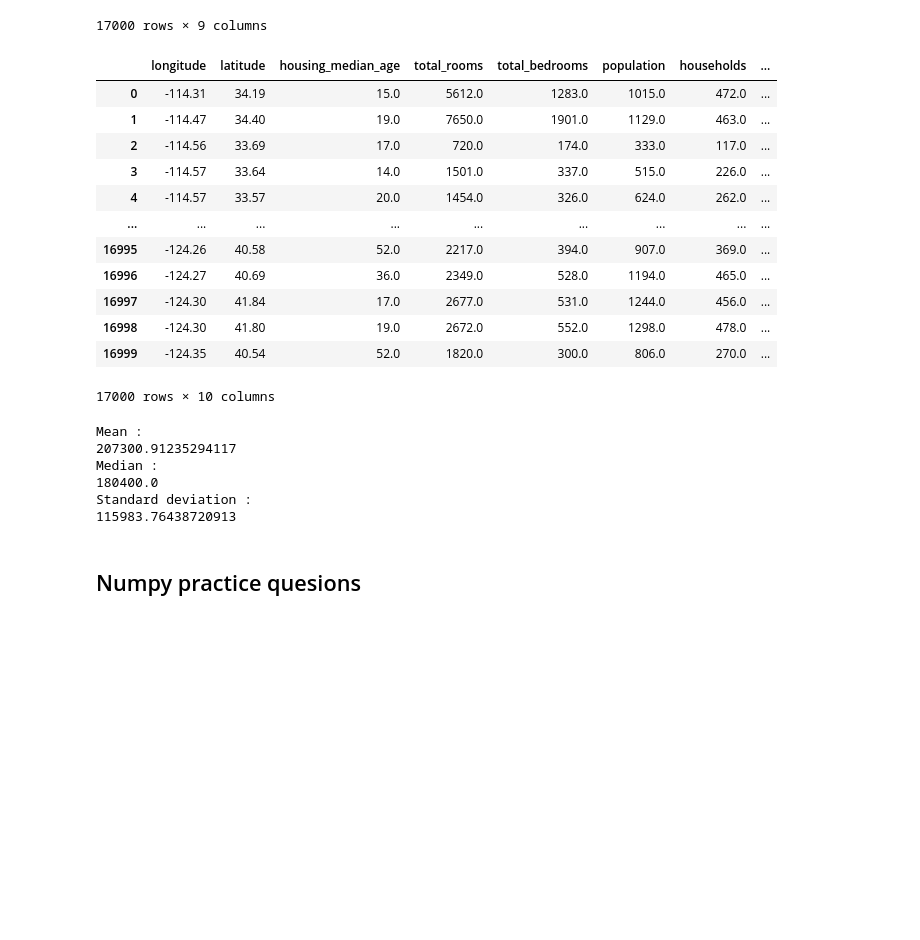
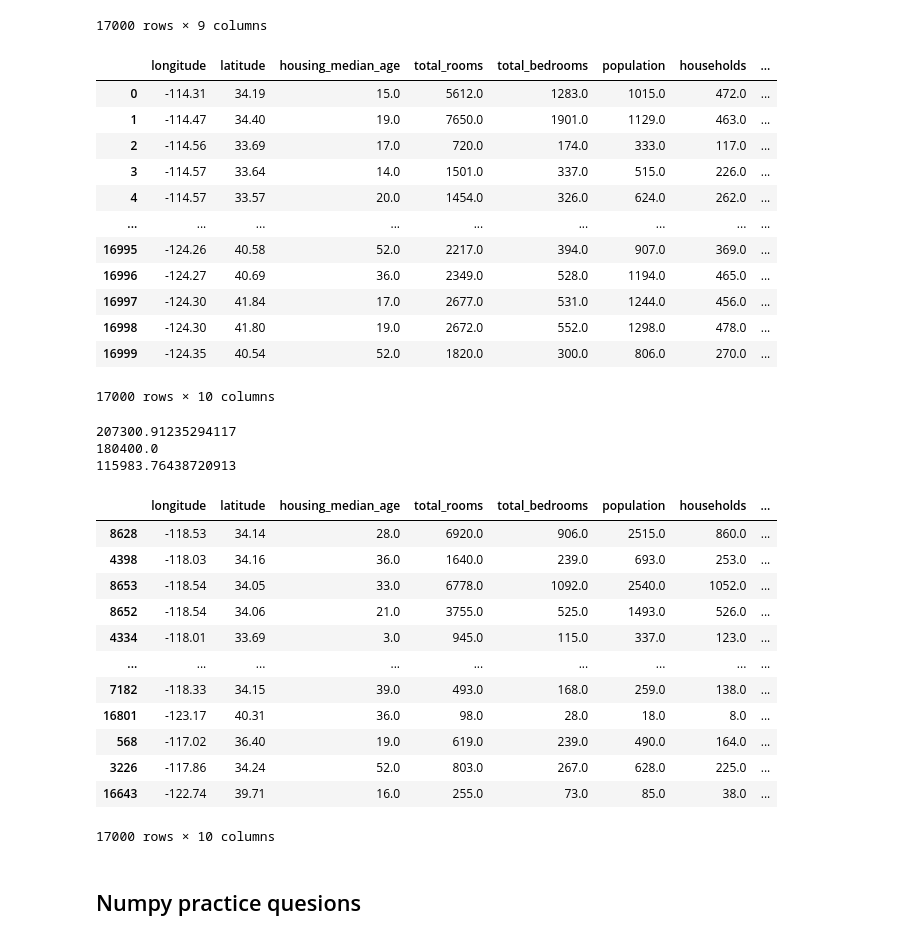
Before and after one commit to VicentePina7210/DataMiningCleaningExercise, a Jupyter notebook: pandas_and_numpy_practice.ipynb, the cells around one changed output. Drawn from its saved outputs; the diff is of its cells as text; code cells hidden in the pictures; blank space fills up the shorter version.

```diff
--- a/pandas_and_numpy_practice.ipynb
+++ b/pandas_and_numpy_practice.ipynb
@@ -39,49 +39,56 @@ filtered_df = house_df[house_df['median_income'] > 2]
 house_df["rooms_per_household"] = ( house_df['total_rooms'] / house_df['households'])
 display(house_df)
 # 5. Find the mean, median, and standard deviation of the 'median_house_value' column.
-print("Mean : ")
 print((house_df['median_house_value']).mean())
-print("Median : ")
 print((house_df['median_house_value']).median())
-print("Standard deviation : ")
 print((house_df['median_house_value']).std())
 
 # 6. Replace all missing values (`NaN`) in the 'total_bedrooms' column with the mean of that column.
-
+house_df['total_bedrooms'] = house_df['total_bedrooms'].fillna(house_df['total_bedrooms'].mean())
 # 7. Count how many unique values are in the 'housing_median_age' column.
-
+unique_median_age = house_df['housing_median_age'].nunique()
 # 8. Sort the DataFrame by the 'median_house_value' column in descending order and show the top 10 rows.
-
+house_df.sort_values( by = 'median_house_value', ascending = False)
 # 9. Select and display only the columns 'latitude', 'longitude', and 'median_house_value'.
 
 # 10. Drop all rows where the 'total_bedrooms' column has missing values (`NaN`).
 
 # 11. Rename the column 'median_house_value' to 'house_value_median'.
 
 # 12. Find the number of rows in the DataFrame where the 'population' column is greater than 1000.
 
 # 13. Create a new column called 'bedrooms_per_room' by dividing 'total_bedrooms' by 'total_rooms'.
 # Hint: Ensure you handle potential division by zero errors.
 # %% [output]
 |  | longitude | latitude | housing_median_age | total_rooms | total_bedrooms | population | households | ... |
 | 0 | -114.31 | 34.19 | 15.0 | 5612.0 | 1283.0 | 1015.0 | 472.0 | ... |
 | 1 | -114.47 | 34.40 | 19.0 | 7650.0 | 1901.0 | 1129.0 | 463.0 | ... |
 | 2 | -114.56 | 33.69 | 17.0 | 720.0 | 174.0 | 333.0 | 117.0 | ... |
 | 3 | -114.57 | 33.64 | 14.0 | 1501.0 | 337.0 | 515.0 | 226.0 | ... |
 | 4 | -114.57 | 33.57 | 20.0 | 1454.0 | 326.0 | 624.0 | 262.0 | ... |
 | ... | ... | ... | ... | ... | ... | ... | ... | ... |
 | 16995 | -124.26 | 40.58 | 52.0 | 2217.0 | 394.0 | 907.0 | 369.0 | ... |
 | 16996 | -124.27 | 40.69 | 36.0 | 2349.0 | 528.0 | 1194.0 | 465.0 | ... |
 | 16997 | -124.30 | 41.84 | 17.0 | 2677.0 | 531.0 | 1244.0 | 456.0 | ... |
 | 16998 | -124.30 | 41.80 | 19.0 | 2672.0 | 552.0 | 1298.0 | 478.0 | ... |
 | 16999 | -124.35 | 40.54 | 52.0 | 1820.0 | 300.0 | 806.0 | 270.0 | ... |
 17000 rows × 10 columns
-Mean :
 207300.91235294117
-Median :
 180400.0
-Standard deviation :
 115983.76438720913
+|  | longitude | latitude | housing_median_age | total_rooms | total_bedrooms | population | households | ... |
+| 8628 | -118.53 | 34.14 | 28.0 | 6920.0 | 906.0 | 2515.0 | 860.0 | ... |
+| 4398 | -118.03 | 34.16 | 36.0 | 1640.0 | 239.0 | 693.0 | 253.0 | ... |
+| 8653 | -118.54 | 34.05 | 33.0 | 6778.0 | 1092.0 | 2540.0 | 1052.0 | ... |
+| 8652 | -118.54 | 34.06 | 21.0 | 3755.0 | 525.0 | 1493.0 | 526.0 | ... |
+| 4334 | -118.01 | 33.69 | 3.0 | 945.0 | 115.0 | 337.0 | 123.0 | ... |
+| ... | ... | ... | ... | ... | ... | ... | ... | ... |
+| 7182 | -118.33 | 34.15 | 39.0 | 493.0 | 168.0 | 259.0 | 138.0 | ... |
+| 16801 | -123.17 | 40.31 | 36.0 | 98.0 | 28.0 | 18.0 | 8.0 | ... |
+| 568 | -117.02 | 36.40 | 19.0 | 619.0 | 239.0 | 490.0 | 164.0 | ... |
+| 3226 | -117.86 | 34.24 | 52.0 | 803.0 | 267.0 | 628.0 | 225.0 | ... |
+| 16643 | -122.74 | 39.71 | 16.0 | 255.0 | 73.0 | 85.0 | 38.0 | ... |
+17000 rows × 10 columns
 # %% [markdown]
 ## Numpy practice quesions
 # %%
```
